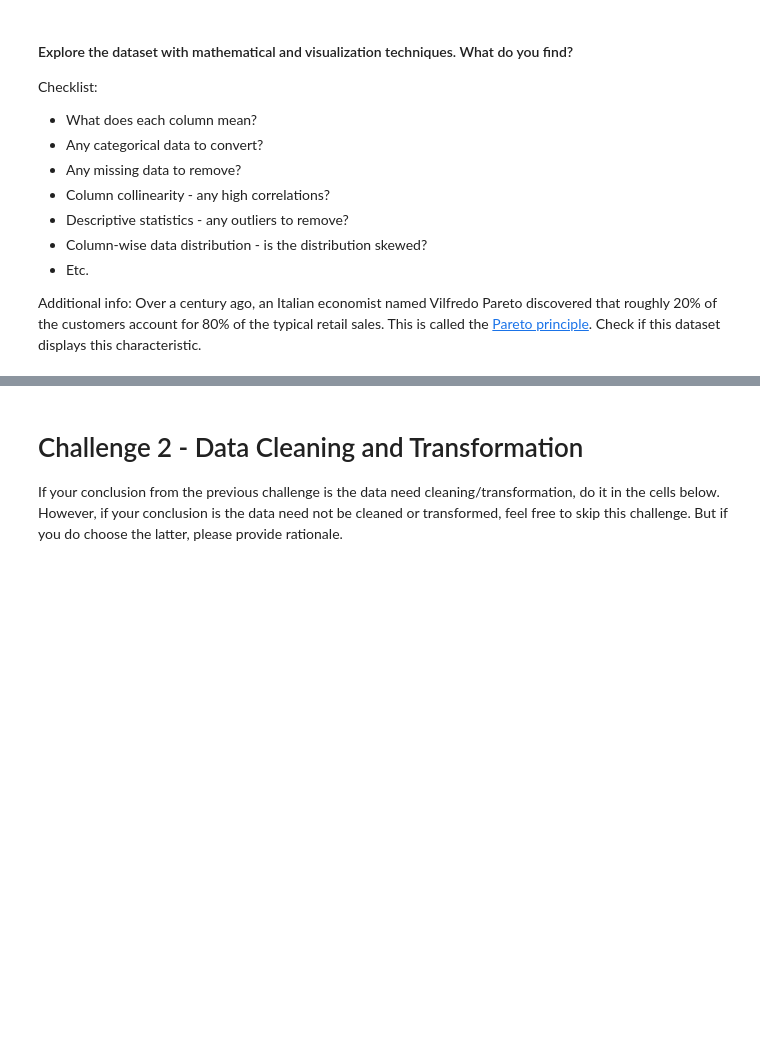
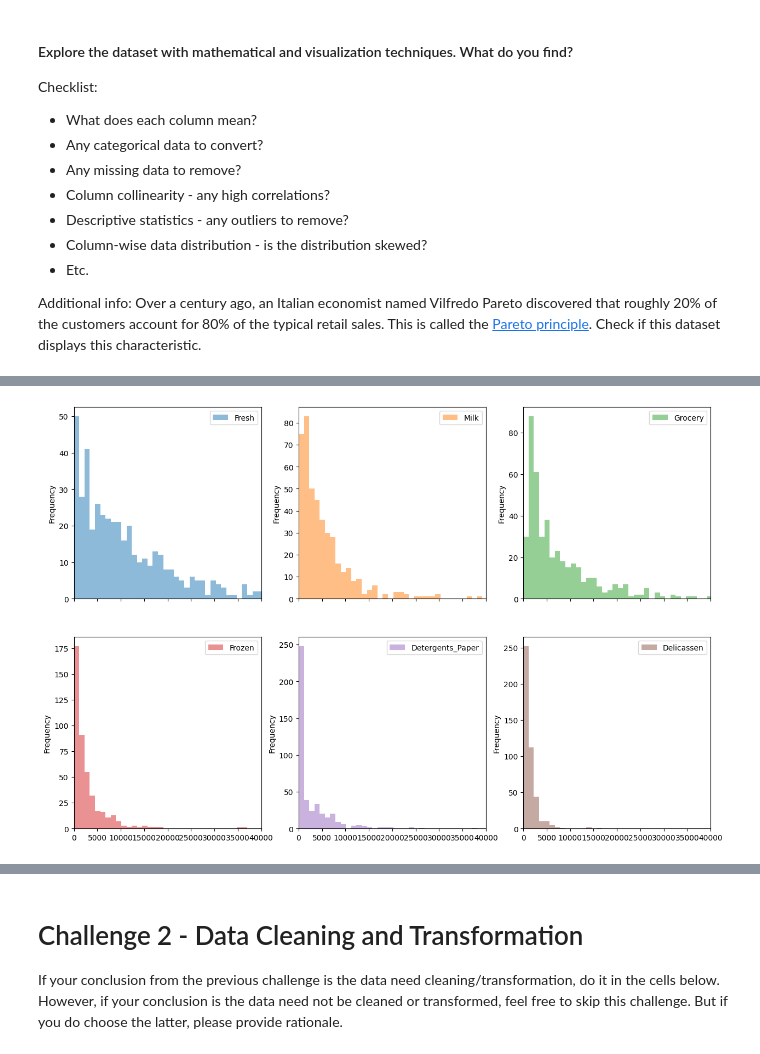
Before and after one commit to Ironhack-Data-Madrid-Octubre-2023/7.4-lab_unsupervised_learning, a Jupyter notebook: your-code/main.ipynb, the cells around one changed output, grey strips where cells are left out. Saved outputs shown, nothing was run; the diff lists cells and outputs as text; code cells hidden in the pictures; blank space fills up the shorter version.

```diff
--- a/your-code/main.ipynb
+++ b/your-code/main.ipynb
@@ -63,0 +104,11 @@ customers.columns   # se observan las columnas
+# %%
+# Assuming 'df' is your DataFrame
+
+customers.drop(['Channel','Region'], axis = 1).plot.hist(bins=100,
+                                                         alpha=0.5,
+                                                         subplots=True,
+                                                         layout=(2, 3),
+                                                         figsize=(15, 10),
+                                                         xlim=(0, 40000));
+# %% [output]
+[figure, added]
```
Also changed, not shown: parts of 13 cells of this notebook.
